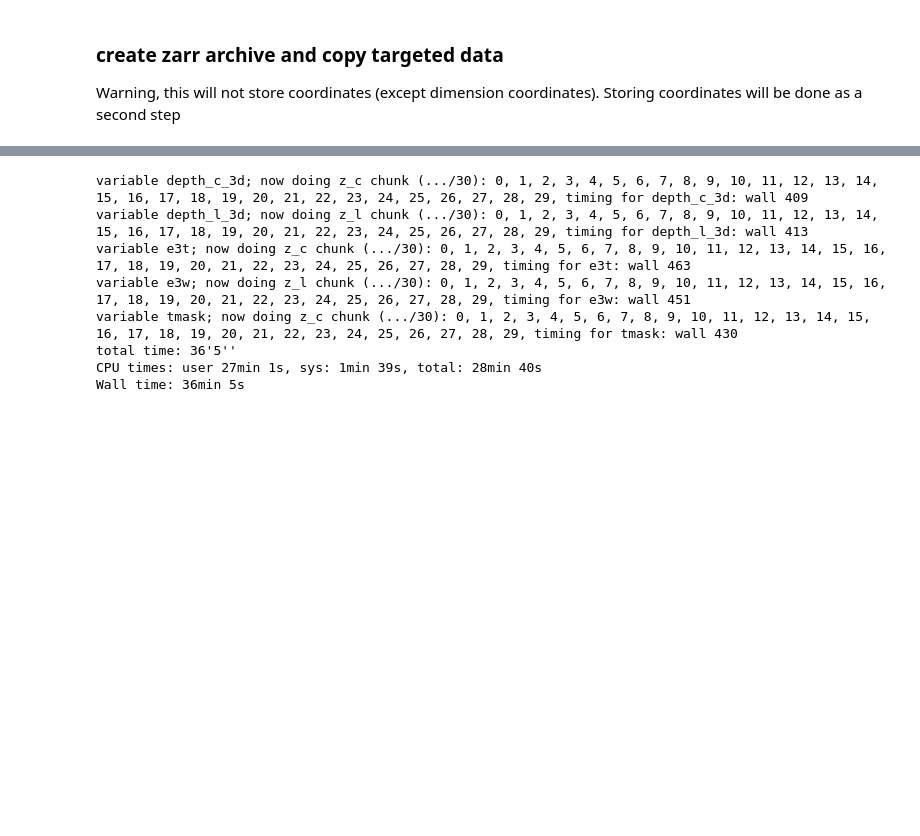
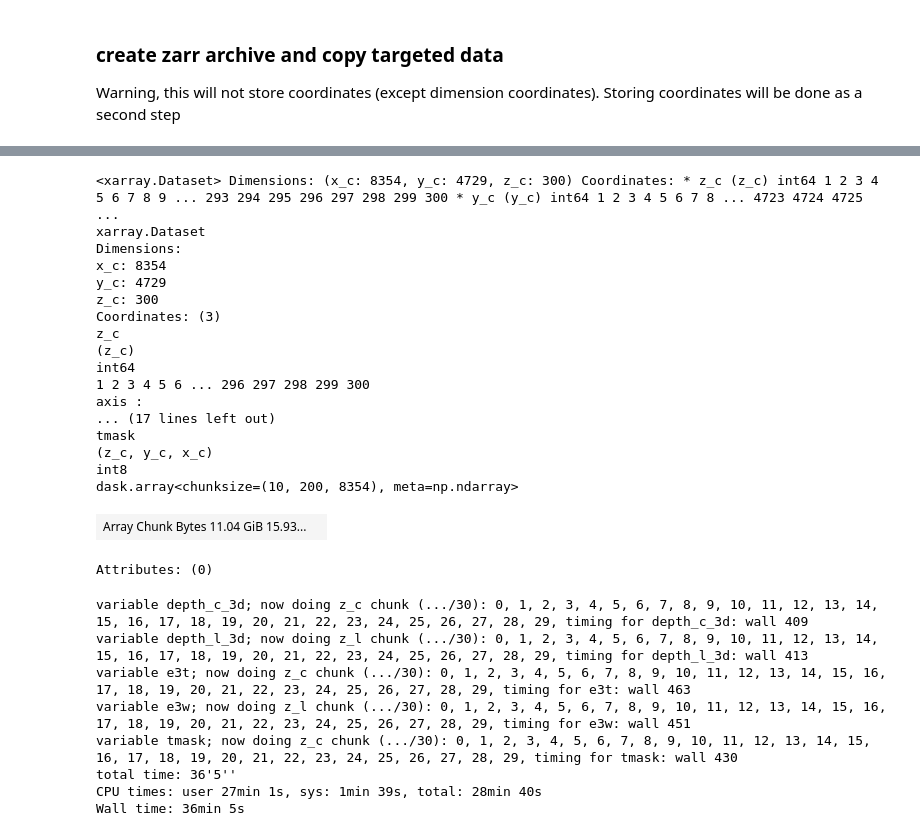
Before and after one commit to NoeLahaye/ITideNATL, a Jupyter notebook: processing/pre_proj/comp_mean_grid.ipynb, the cells around one changed output, grey strips where cells are left out. Drawn from its saved outputs; the diff is of its cells as text; code cells hidden in the pictures; blank space fills up the shorter version.

```diff
--- a/processing/pre_proj/comp_mean_grid.ipynb
+++ b/processing/pre_proj/comp_mean_grid.ipynb
@@ -42,11 +58,11 @@ grid_files = [grid_path/grid_fname]
 # %%
 %%time
-chk_xy, chk_z = 1200, 10
-chunks = {dim:chk_xy for dim in ["x_c", "x_r", "y_c", "y_r"]}
-chunks.update({dim:chk_z for dim in ["z_c", "z_l"]})
 
-ds_tot = load_xorca_dataset(data_files=[], aux_files=grid_files,
-                              decode_cf=True, model_config="nest", target_ds_chunks=chunks
+chunks = {dim:out_chks[dim[0]] for dim in ["x_c", "x_r", "y_c", "y_r", "z_c", "z_l"]}
+
+ds_tot = load_xorca_dataset(data_files=[], aux_files=[grid_file],
+                              decode_cf=True, model_config="nest",
+                            target_ds_chunks=chunks, input_ds_chunks=inp_chks
                              )
 print("initial dataset is {:.1f} GB".format(ds_tot.nbytes/1e9))
 ds_new = ds_tot.drop_dims(("y_r", "x_r"))\
@@ -93,0 +143,11 @@ Delayed('_finalize_store-128ffd36-a05c-4662-8a69-eb0bce2e4802')
+# %%
+%%time
+### trying not to use dist_write
+### loop over variables (and z_chunks internally)
+tmei = time.time()
+for lavar in varnames:
+    print("variable", lavar, end="; ")
+    tmeb = time.time()
+    ut.open_one_coord(grid_file, lavar, chunks=out_chks).to_zarr(out_file, mode="a", compute=True)
+    print("timing for {}: wall {:.1f} min".format(lavar,(time.time()-tmeb)/60))
+print("total time: {:.0f}'{:.0f}''".format((time.time()-tmei)//60, (time.time()-tmei)%60))
@@ -94,3 +177,25 @@ Delayed('_finalize_store-128ffd36-a05c-4662-8a69-eb0bce2e4802')
+# %%
+ds_new.get([lavar]).reset_coords(drop=True)
+# %% [output]
+<xarray.Dataset> Dimensions: (x_c: 8354, y_c: 4729, z_c: 300) Coordinates: * z_c (z_c) int64 1 2 3 4 5 6 7 8 9 ... 293 294 295 296 297 298 299 300 * y_c (y_c) int64 1 2 3 4 5 6 7 8 ... 4723 4724 4725  ...
+xarray.Dataset
+Dimensions:
+x_c: 8354
+y_c: 4729
+z_c: 300
+Coordinates: (3)
+z_c
+(z_c)
+int64
+1 2 3 4 5 6 ... 296 297 298 299 300
+axis :
+... (17 lines left out)
+tmask
+(z_c, y_c, x_c)
+int8
+dask.array<chunksize=(10, 200, 8354), meta=np.ndarray>
+| Array Chunk Bytes 11.04 GiB 15.93... |  |
+Attributes: (0)
 # %%
 def dist_write(ds, varname, store_dir, dim="z"):
     """ utilitary function that loops over a dimension chunk to store in a zarr archive """
```
Also changed, not shown: parts of 9 cells of this notebook, 5 other files.
